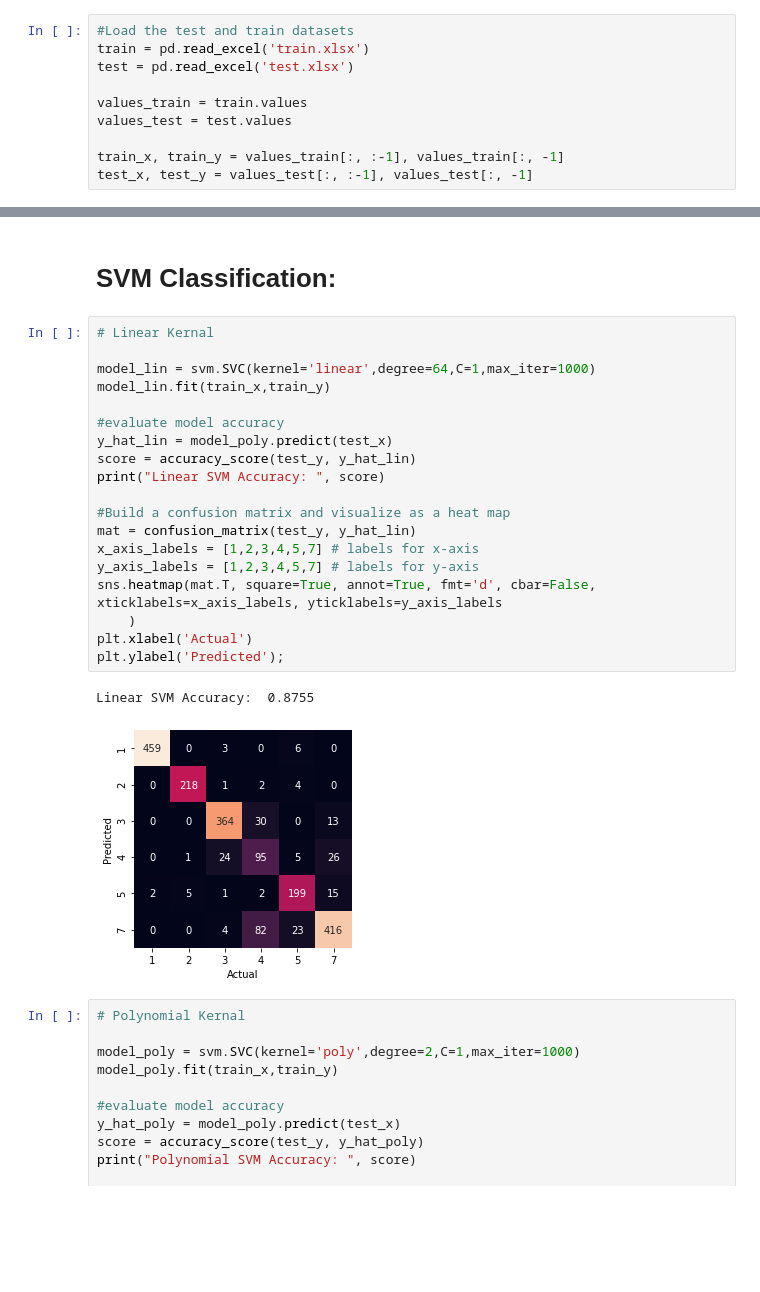
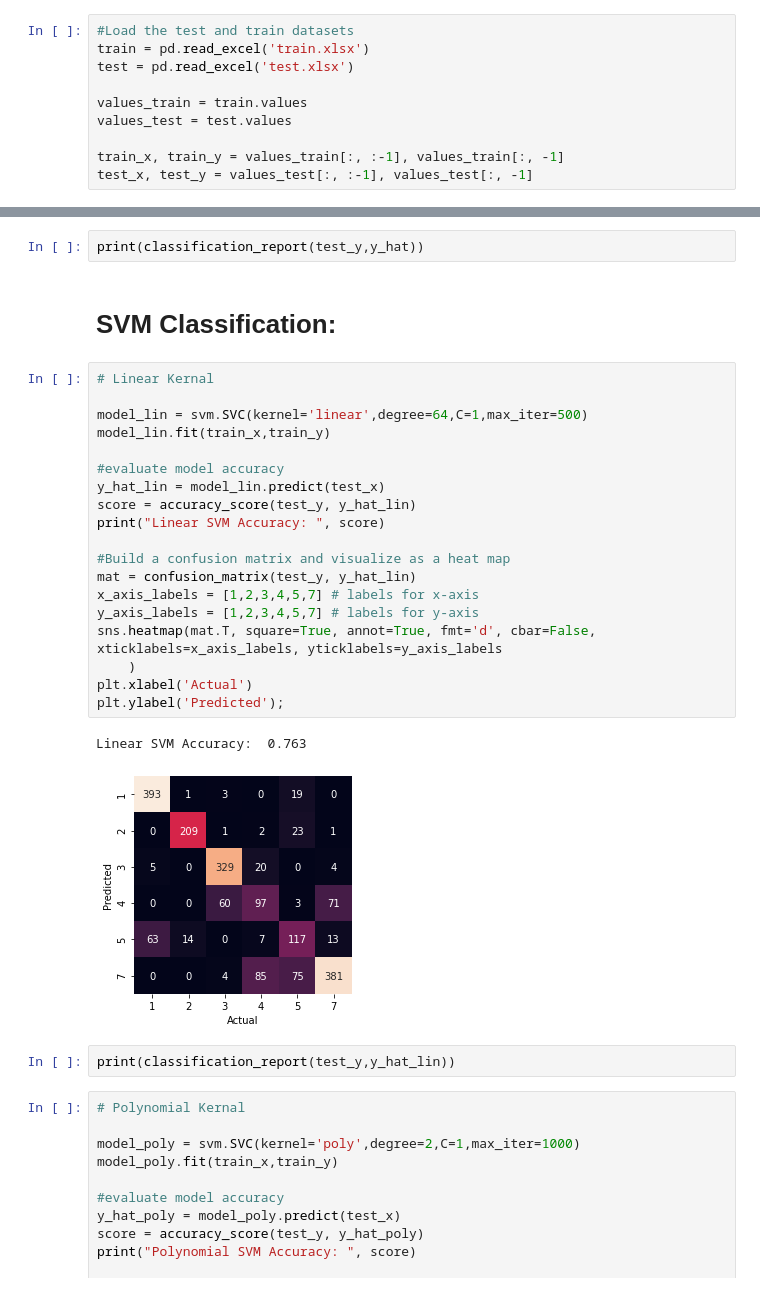
Before and after one commit to dasanaei/ME597-project, a Jupyter notebook: RemoteSensingClassification.ipynb, the cells around one changed output, grey strips where cells are left out. Saved outputs shown, nothing was run; the diff lists cells and outputs as text; blank space fills up the shorter version.

Commit message:
Classification Reports

```diff
--- a/RemoteSensingClassification.ipynb
+++ b/RemoteSensingClassification.ipynb
@@ -63,27 +63,31 @@ plt.ylabel('Predicted');
+# %%
+print(classification_report(test_y,y_hat))
 # %% [markdown]
 # SVM Classification:
 # %%
 # Linear Kernal
 
-model_lin = svm.SVC(kernel='linear',degree=64,C=1,max_iter=1000)
+model_lin = svm.SVC(kernel='linear',degree=64,C=1,max_iter=500)
 model_lin.fit(train_x,train_y)
 
 #evaluate model accuracy
-y_hat_lin = model_poly.predict(test_x)
+y_hat_lin = model_lin.predict(test_x)
 score = accuracy_score(test_y, y_hat_lin)
 print("Linear SVM Accuracy: ", score)
 
 #Build a confusion matrix and visualize as a heat map
 mat = confusion_matrix(test_y, y_hat_lin)
 x_axis_labels = [1,2,3,4,5,7] # labels for x-axis
 y_axis_labels = [1,2,3,4,5,7] # labels for y-axis
 sns.heatmap(mat.T, square=True, annot=True, fmt='d', cbar=False, xticklabels=x_axis_labels, yticklabels=y_axis_labels
     )
 plt.xlabel('Actual')
 plt.ylabel('Predicted');
 # %% [output]
-Linear SVM Accuracy:  0.8755
+Linear SVM Accuracy:  0.763
-[figure, old version]
+[figure, new version]
+# %%
+print(classification_report(test_y,y_hat_lin))
 # %%
 # Polynomial Kernal
 
```
Also changed, not shown: parts of 13 cells of this notebook.
